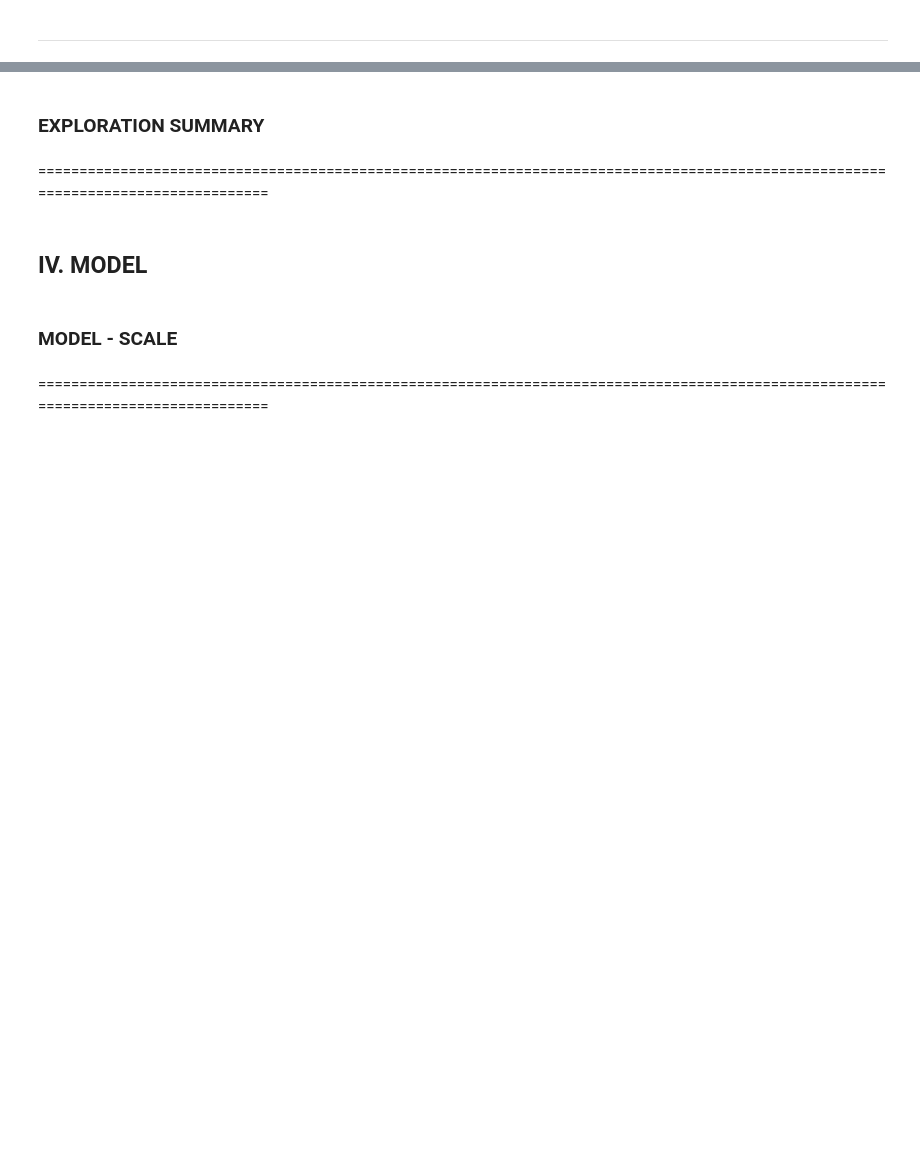
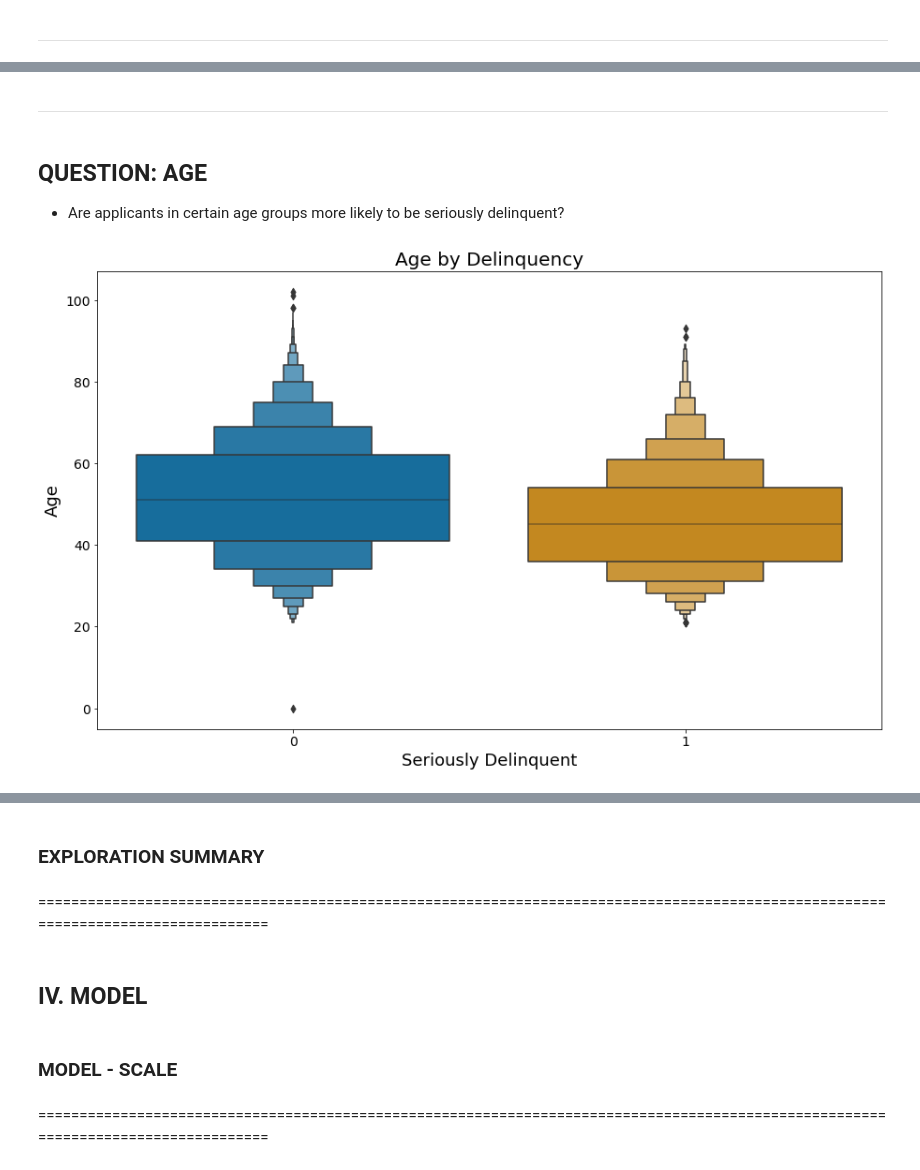
Before and after one commit to rachelrobbinsmayhill/Personal-Project, a Jupyter notebook: final_report.ipynb, the cells around one changed output, grey strips where cells are left out. Cells and saved outputs as stored; diff of their text form; code cells hidden in the pictures; blank space fills up the shorter version.

```diff
--- a/final_report.ipynb
+++ b/final_report.ipynb
@@ -145,0 +148,18 @@ test -> (24054, 13)
+# %% [markdown]
+---
+# %% [markdown]
+## QUESTION: AGE
+- Are applicants in certain age groups more likely to be seriously delinquent?
+# %%
+# Create visualization with designated size, title, x label, y label, and font size, as well as font-size and labels for x and y ticks.
+plt.figure(figsize=(15,9))
+labels = ['No Serious Delinquency', 'Serious Delinquency']
+sns.boxenplot(x='serious_delinquency',y='age',data=train, palette='colorblind')
+plt.title("Age by Delinquency", fontsize=20)
+plt.xlabel('Seriously Delinquent', fontsize=18)
+plt.xticks(fontsize=14)
+plt.ylabel('Age', fontsize=18)
+plt.yticks(fontsize=14)
+plt.show()
+# %% [output]
+[figure, added]
```
Also changed, not shown: parts of 27 cells of this notebook.
